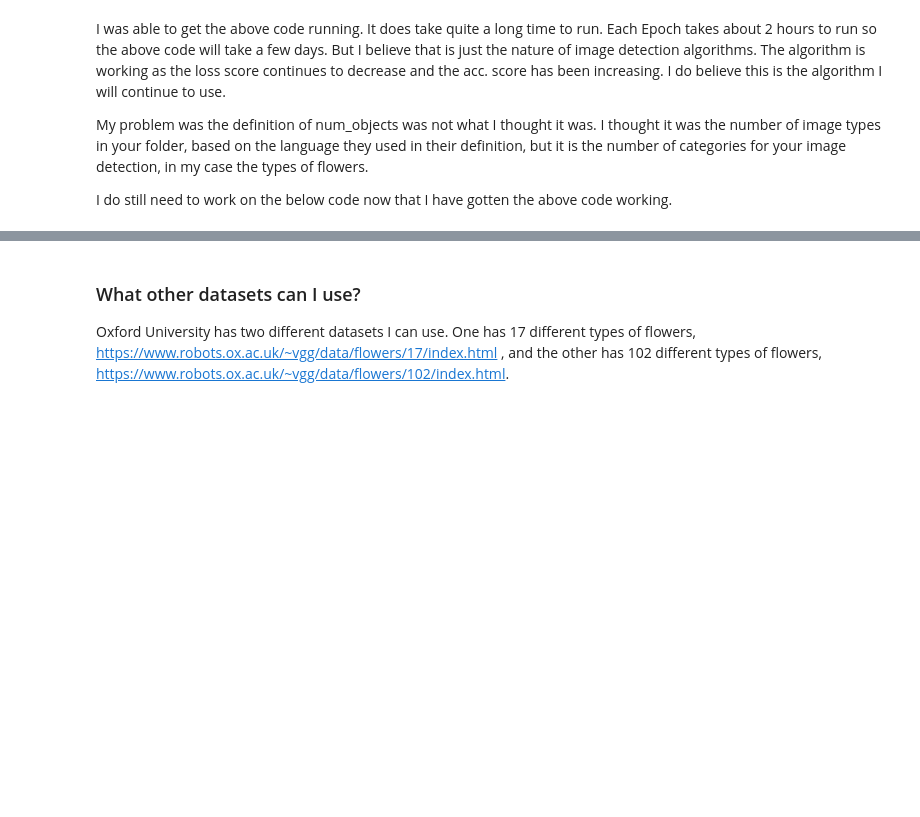
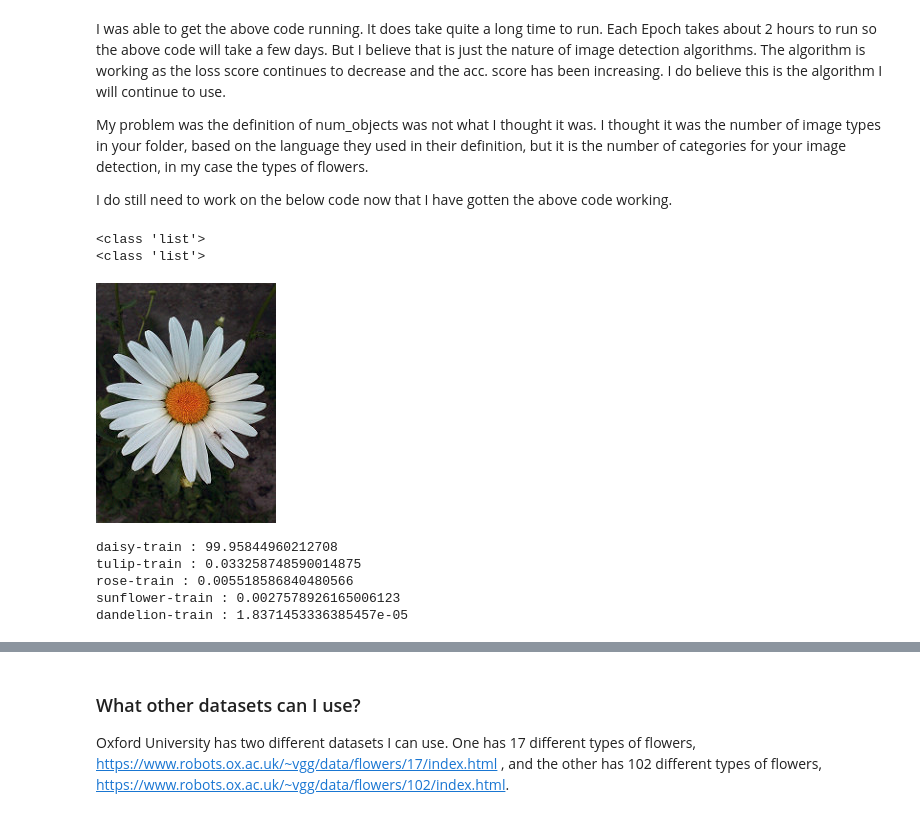
Before and after one commit to Jennifer-Smiley-Portfolio/Image-Recognition, a Jupyter notebook: Flower-Image-Recognition.ipynb, the cells around one changed output, grey strips where cells are left out. Saved outputs shown, nothing was run; the diff lists cells and outputs as text; code cells hidden in the pictures; blank space fills up the shorter version.

```diff
--- a/Flower-Image-Recognition.ipynb
+++ b/Flower-Image-Recognition.ipynb
@@ -72,11 +73,15 @@ execution_path = os.getcwd()
 
 prediction = CustomImagePrediction()
 prediction.setModelTypeAsResNet()
-prediction.setModelPath(os.path.join(execution_path, "idenprof_061-0.7933.h5"))  # <- needs to change
-prediction.setJsonPath(os.path.join(execution_path, "model_class.json"))  # <- needs to change
-prediction.loadModel(num_objects=10)  # <- needs to change to 5 I believe
+prediction.setModelPath(os.path.join(execution_path, "flower\models\model_ex-046_acc-0.731257.h5"))  # <- needs to change
+prediction.setJsonPath(os.path.join(execution_path, "flower\json\model_class.json"))  # <- needs to change
+prediction.loadModel(num_objects=5)  # <- needs to change to 5 I believe
 
-predictions, probabilities = prediction.predictImage(os.path.join(execution_path, "4.jpg"), result_count=5)  # <- needs to change
-
-for eachPrediction, eachProbability in zip(predictions, probabilities):
-    print(eachPrediction + " : " + eachProbability)
+predictions, probabilities = prediction.predictImage(os.path.join(execution_path, "flower\\test\\daisy-test\\28056118836_77a6847d94_n.jpg"), result_count=5)
+#predictions, probabilities = prediction.predictImage(("C:\\Users\\athen\\Documents\\CDS 490\\flower\\test\\daisy-test\\28056118836_77a6847d94_n.jpg"), result_count=5)
+# %%
+print(type(predictions))
+print(type(probabilities))
+# %% [output]
+<class 'list'>
+<class 'list'>
@@ -82,0 +91,14 @@ for eachPrediction, eachProbability in zip(predictions, probabilities):
+# %%
+display(Image.open("C:\\Users\\athen\\Documents\\CDS 490\\flower\\test\\daisy-test\\28056118836_77a6847d94_n.jpg"))
+for eachPrediction, eachProbability in zip(predictions, probabilities):
+    eachProb = str(eachProbability)
+    print(eachPrediction + " : " + eachProb)
+    #print(type(eachPrediction))
+    #print(type(eachProb))
+# %% [output]
+[figure, added]
+daisy-train : 99.95844960212708
+tulip-train : 0.033258748590014875
+rose-train : 0.005518586840480566
+sunflower-train : 0.0027578926165006123
+dandelion-train : 1.8371453336385457e-05
```
Also changed, not shown: parts of 7 cells of this notebook.
